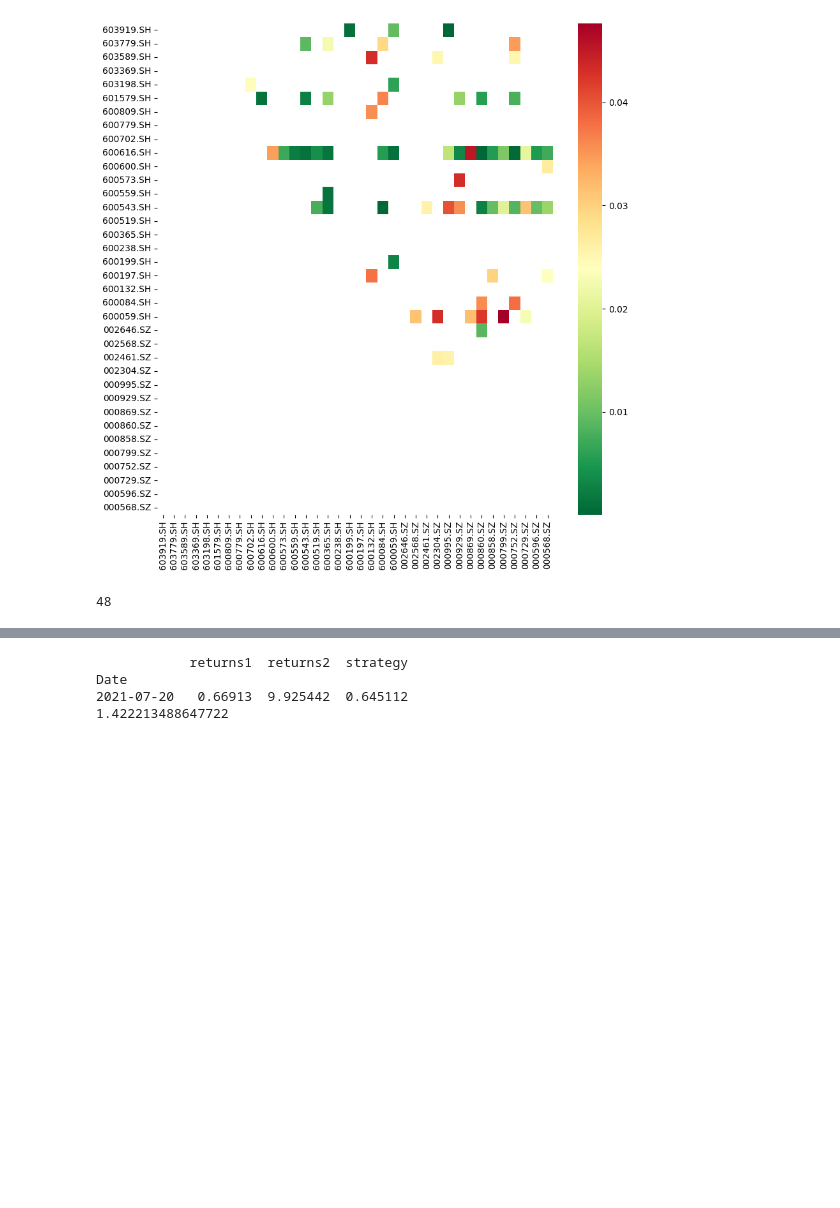
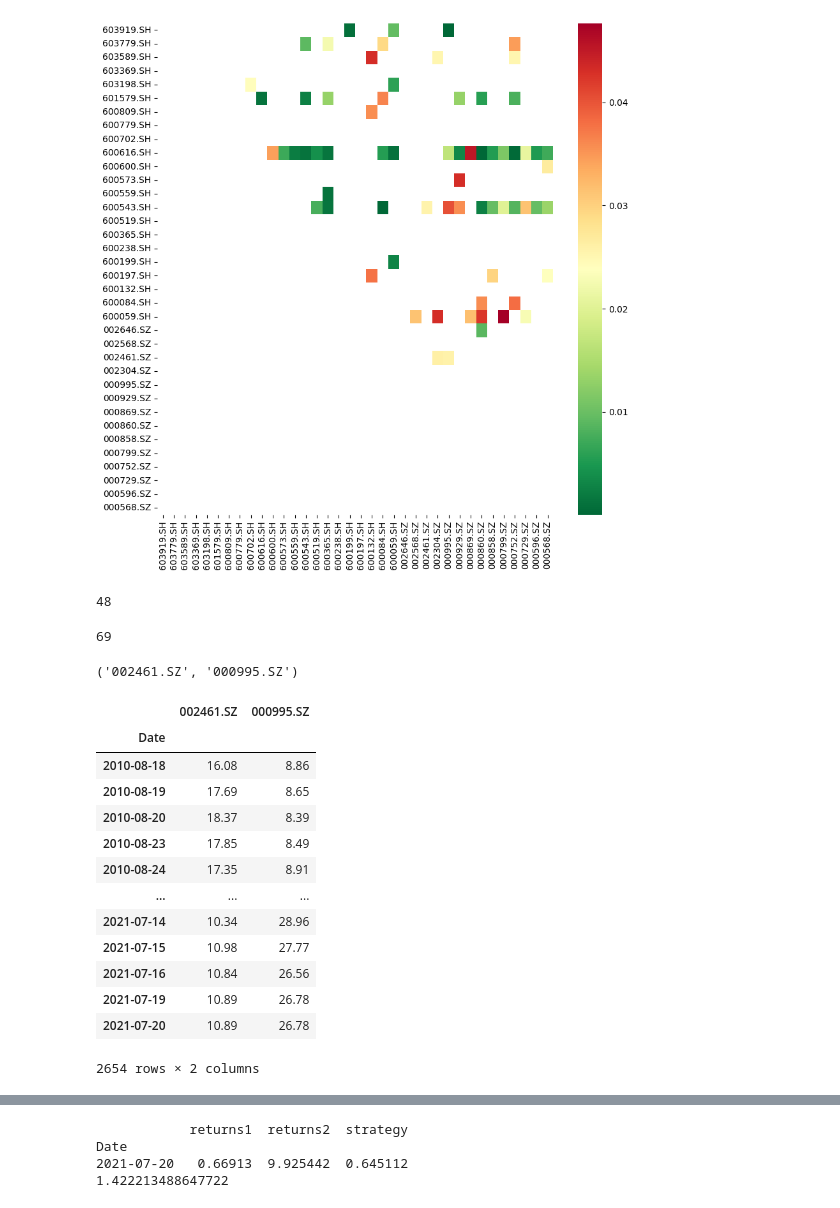
Before and after one commit to waikho/MADS_Capstone, a Jupyter notebook: Pair_Trading_DQN.ipynb, the cells around one changed output, grey strips where cells are left out. Cells and saved outputs as stored; diff of their text form; code cells hidden in the pictures; blank space fills up the shorter version.

```diff
--- a/Pair_Trading_DQN.ipynb
+++ b/Pair_Trading_DQN.ipynb
@@ -133,6 +130,31 @@ train_envs = envs[:train_size]
 test_envs = envs[train_size:]
 # %% [output]
 48
+# %%
+len(envs)
+# %% [output]
+69
+# %%
+pair
+# %% [output]
+('002461.SZ', '000995.SZ')
+# %%
+data
+# %% [output]
+|  | 002461.SZ | 000995.SZ |
+| Date |  |  |
+| 2010-08-18 | 16.08 | 8.86 |
+| 2010-08-19 | 17.69 | 8.65 |
+| 2010-08-20 | 18.37 | 8.39 |
+| 2010-08-23 | 17.85 | 8.49 |
+| 2010-08-24 | 17.35 | 8.91 |
+| ... | ... | ... |
+| 2021-07-14 | 10.34 | 28.96 |
+| 2021-07-15 | 10.98 | 27.77 |
+| 2021-07-16 | 10.84 | 26.56 |
+| 2021-07-19 | 10.89 | 26.78 |
+| 2021-07-20 | 10.89 | 26.78 |
+2654 rows × 2 columns
 # %%
 Transition = namedtuple('Transition',
                         ('state', 'action', 'next_state', 'reward'))
```
Also changed, not shown: parts of 7 cells of this notebook, 3 other files.
